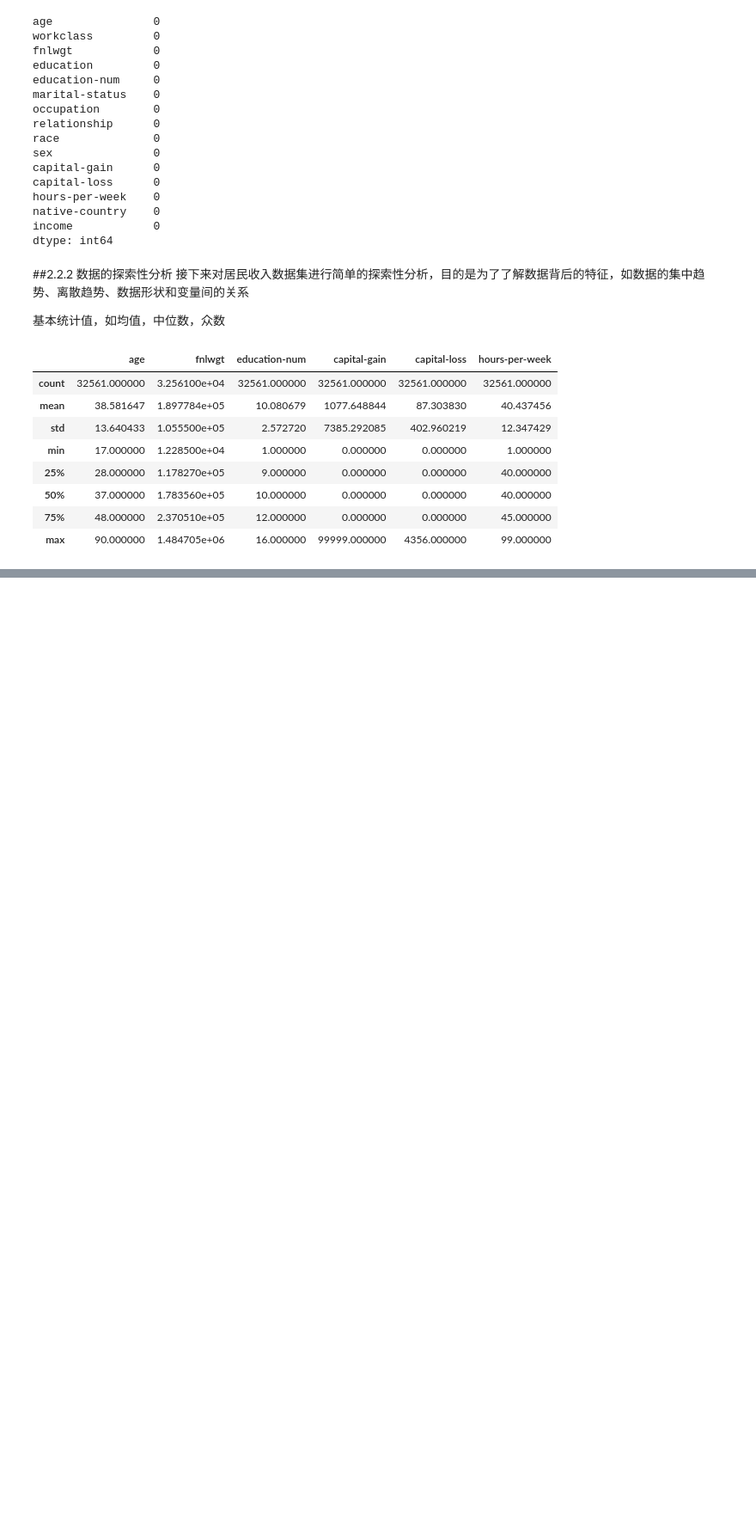
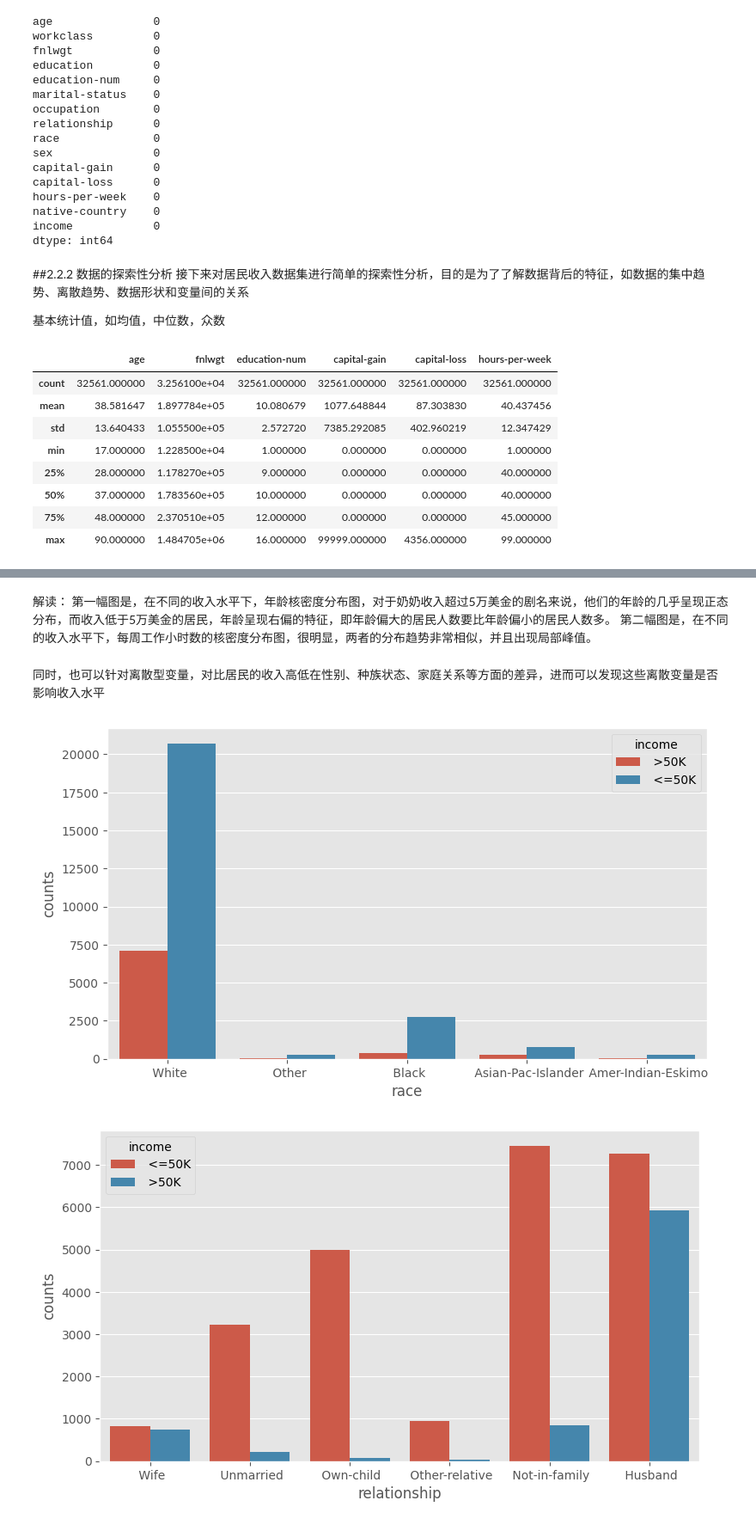
Before and after one commit to fiveyearoldlookingup/Python_Data_analysis-cleaning, a Jupyter notebook: Day 1/code.ipynb, the cells around one changed output, grey strips where cells are left out. Shown: that part at 86% size. Cells and saved outputs as stored; diff of their text form; code cells hidden in the pictures; blank space fills up the shorter version.

```diff
--- a/Day 1/code.ipynb
+++ b/Day 1/code.ipynb
@@ -111,0 +133,50 @@ income.describe(include=['object'])
+# %% [markdown]
+解读：
+第一幅图是，在不同的收入水平下，年龄核密度分布图，对于奶奶收入超过5万美金的剧名来说，他们的年龄的几乎呈现正态分布，而收入低于5万美金的居民，年龄呈现右偏的特征，即年龄偏大的居民人数要比年龄偏小的居民人数多。
+第二幅图是，在不同的收入水平下，每周工作小时数的核密度分布图，很明显，两者的分布趋势非常相似，并且出现局部峰值。
+# %% [markdown]
+同时，也可以针对离散型变量，对比居民的收入高低在性别、种族状态、家庭关系等方面的差异，进而可以发现这些离散变量是否影响收入水平
+# %%
+##构造不同收入水平各种族人数的数据
+race=pd.DataFrame(income.groupby(by = ['race','income']).aggregate(np.size).loc[:,'age'])
+#这段Python代码的作用是按照race和income的组合统计每个组合中age的分布情况，并输出一个DataFrame。
+#实现原理：
+#使用pandas库的DataFrame对象，通过传递income数据框的groupby()方法，按照'race'和'income'字段进行分组。
+#使用aggregate()方法，对分组后的数据进行聚合操作，使用np.size()函数计算每个组中元素的个数。
+#使用loc[:,'age']索引，选择'age'字段的数据，并将结果存储在一个新的DataFrame对象中。
+#用途： 这个代码片段可以用于分析不同种族和收入水平人群的年龄分布情况。
+
+##重设行索引
+race = race.reset_index()
+
+##变量重命名
+race.rename(columns={'age':'counts'},inplace=True)
+
+##排序
+race.sort_values(by=['race','income'],ascending=False,inplace=True)
+
+##构造不同收入水平下个家庭关系人数的数据
+relationship=pd.DataFrame(income.groupby(by = ['relationship','income']).aggregate(np.size).loc[:,'age'])
+relationship = relationship.reset_index()
+relationship.rename(columns={'age':'counts'},inplace=True)
+relationship.sort_values(by=['relationship','counts'],ascending=False,inplace=True)
+#这段Python代码的目的是对某个数据集（这里称为`income`）中的人员的年龄分布进行统计分析。
+#具体来说，它按照关系（relationship）和收入（income）两个维度进行分组，然后计算每个分组中年龄的分布情况。
+#最后，按照关系和计数（counts）的顺序对结果进行排序。
+#实现原理如下：
+#1. 使用`pd.DataFrame`和`np.size`对`income`数据集按照关系和收入进行分组，并计算每个分组的年龄数量。
+#2. 使用`reset_index`方法将结果转换为可序列为列的数据结构。
+#3. 使用`rename`方法将计数列重命名为`counts`。
+#4. 使用`sort_values`方法按照关系和计数对结果进行排序，并设置升序排序。
+
+##设置图框比例，并绘图
+plt.figure(figsize=(9,5))
+sns.barplot(x='race',y='counts',hue='income',data=race)
+plt.show()
+
+plt.figure(figsize=(9,5))
+sns.barplot(x='relationship',y='counts',hue='income',data=relationship)
+plt.show()
+# %% [output]
+[figure, added]
+[figure, added]
```
Also changed, not shown: parts of 9 cells of this notebook.
